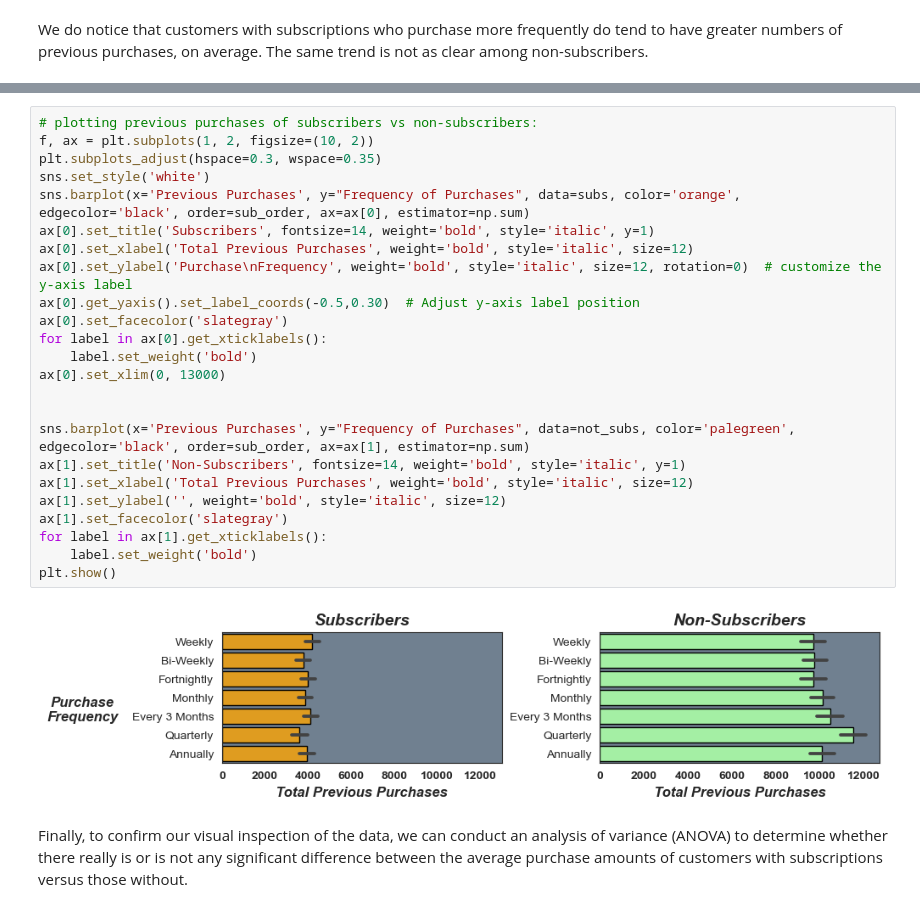
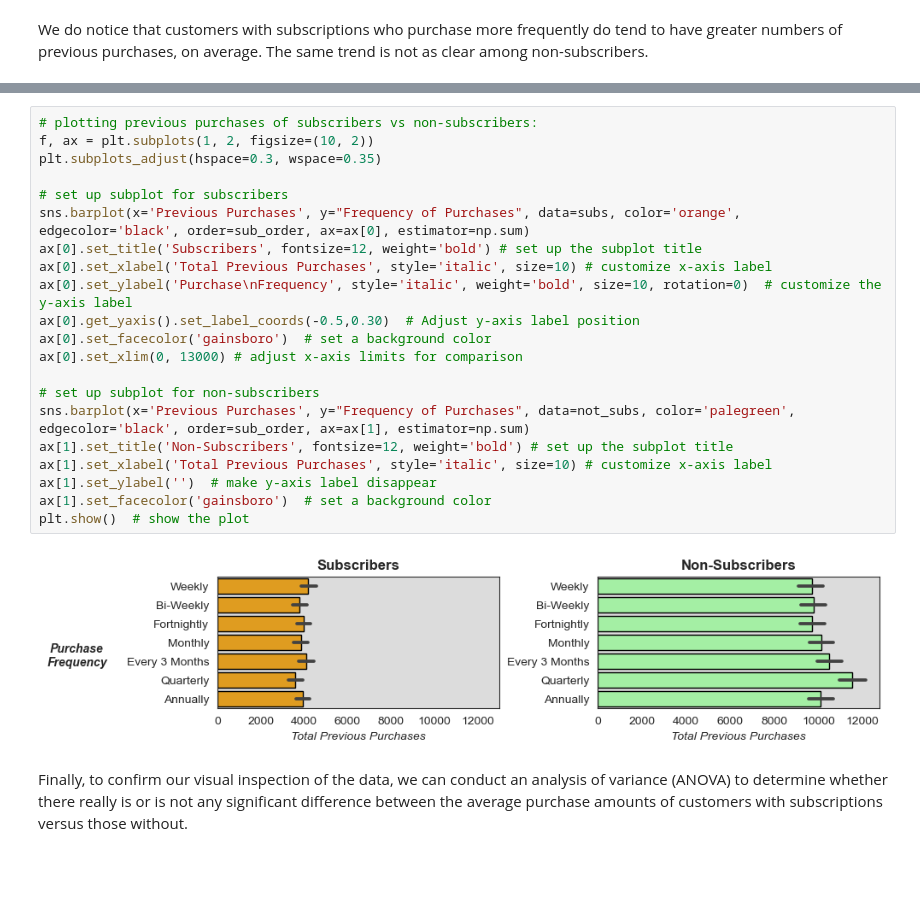
Before and after one commit to molly777yllom/DataDive3_DATA3500, a Jupyter notebook: shopping_trends.ipynb, the cells around one changed output, grey strips where cells are left out. Saved outputs shown, nothing was run; the diff lists cells and outputs as text; blank space fills up the shorter version.

```diff
--- a/shopping_trends.ipynb
+++ b/shopping_trends.ipynb
@@ -1329,29 +1322,26 @@ plt.show()
 # %%
 # plotting previous purchases of subscribers vs non-subscribers:
 f, ax = plt.subplots(1, 2, figsize=(10, 2))
 plt.subplots_adjust(hspace=0.3, wspace=0.35)
-sns.set_style('white')
+
+# set up subplot for subscribers
 sns.barplot(x='Previous Purchases', y="Frequency of Purchases", data=subs, color='orange', edgecolor='black', order=sub_order, ax=ax[0], estimator=np.sum)
-ax[0].set_title('Subscribers', fontsize=14, weight='bold', style='italic', y=1)
-ax[0].set_xlabel('Total Previous Purchases', weight='bold', style='italic', size=12)
-ax[0].set_ylabel('Purchase\nFrequency', weight='bold', style='italic', size=12, rotation=0)  # customize the y-axis label
+ax[0].set_title('Subscribers', fontsize=12, weight='bold') # set up the subplot title
+ax[0].set_xlabel('Total Previous Purchases', style='italic', size=10) # customize x-axis label
+ax[0].set_ylabel('Purchase\nFrequency', style='italic', weight='bold', size=10, rotation=0)  # customize the y-axis label
 ax[0].get_yaxis().set_label_coords(-0.5,0.30)  # Adjust y-axis label position
-ax[0].set_facecolor('slategray')
-for label in ax[0].get_xticklabels():
-    label.set_weight('bold')
-ax[0].set_xlim(0, 13000)
+ax[0].set_facecolor('gainsboro')  # set a background color
+ax[0].set_xlim(0, 13000) # adjust x-axis limits for comparison
 
-
+# set up subplot for non-subscribers
 sns.barplot(x='Previous Purchases', y="Frequency of Purchases", data=not_subs, color='palegreen', edgecolor='black', order=sub_order, ax=ax[1], estimator=np.sum)
-ax[1].set_title('Non-Subscribers', fontsize=14, weight='bold', style='italic', y=1)
-ax[1].set_xlabel('Total Previous Purchases', weight='bold', style='italic', size=12)
-ax[1].set_ylabel('', weight='bold', style='italic', size=12)
-ax[1].set_facecolor('slategray')
-for label in ax[1].get_xticklabels():
-    label.set_weight('bold')
-plt.show()
+ax[1].set_title('Non-Subscribers', fontsize=12, weight='bold') # set up the subplot title
+ax[1].set_xlabel('Total Previous Purchases', style='italic', size=10) # customize x-axis label
+ax[1].set_ylabel('')  # make y-axis label disappear
+ax[1].set_facecolor('gainsboro')  # set a background color
+plt.show()  # show the plot
 # %% [output]
-[figure, old version]
+[figure, new version]
 # %% [markdown]
 Finally, to confirm our visual inspection of the data, we can conduct an analysis of variance (ANOVA) to determine whether there really is or is not any significant difference between the average purchase amounts of customers with subscriptions versus those without.
 # %%
```
Also changed, not shown: parts of 11 cells of this notebook.
